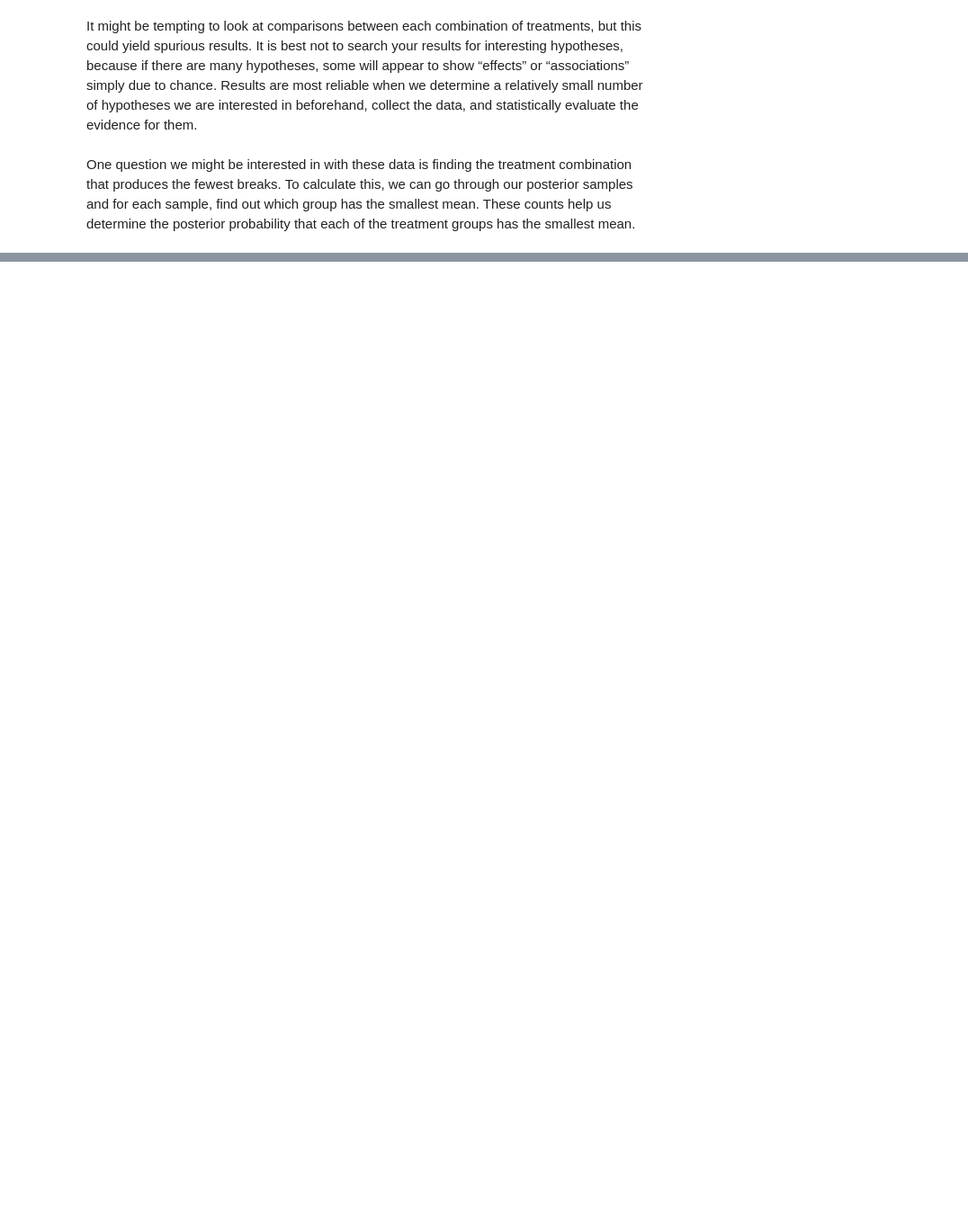
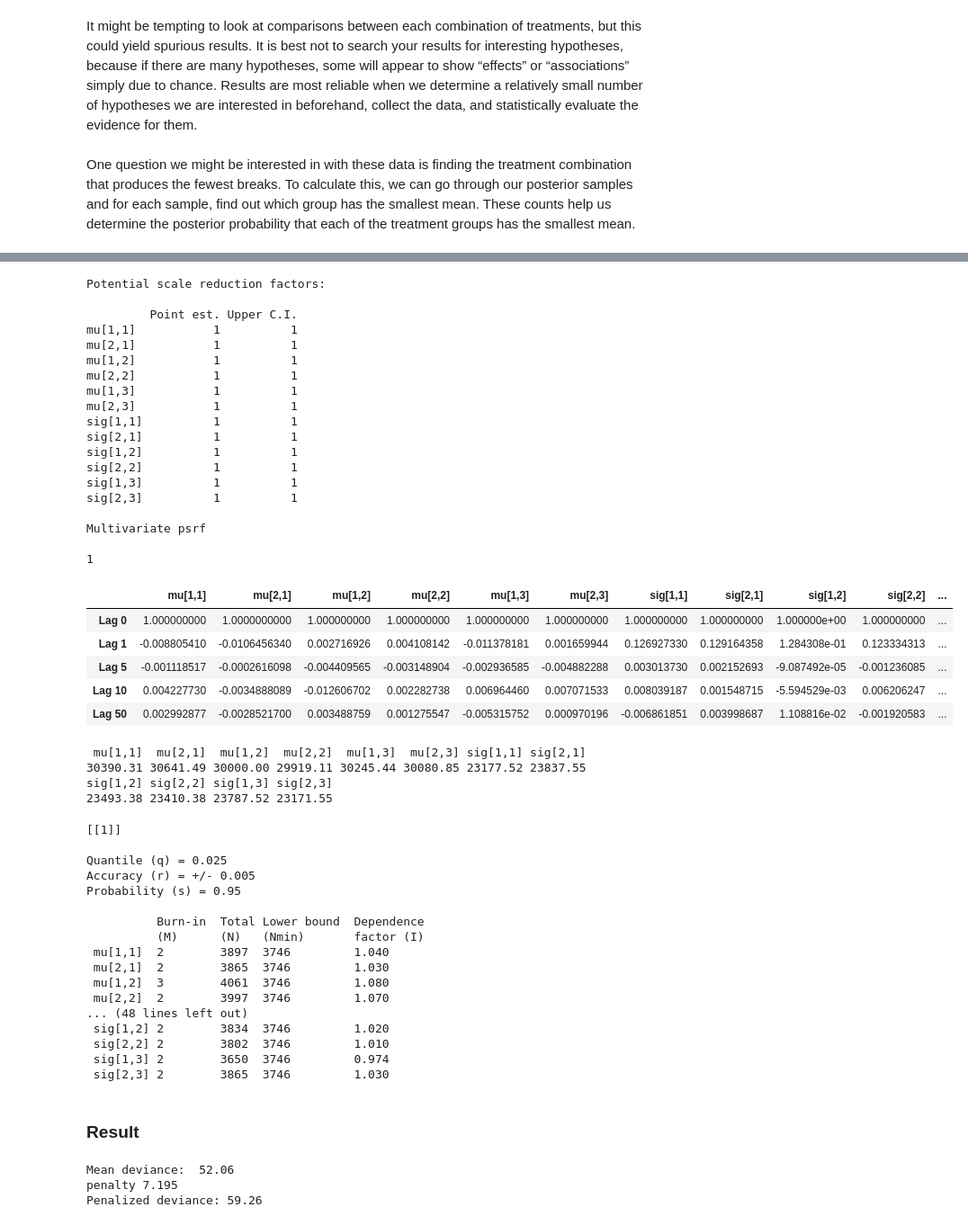
Before and after one commit to itsayushthada/Bayesian-Statistics, a Jupyter notebook: Two Factor Anova.ipynb, the cells around one changed output, grey strips where cells are left out. Shown at 90% size. Drawn from its saved outputs; the diff is of its cells as text; code cells hidden in the pictures; blank space fills up the shorter version.

```diff
--- a/Two Factor Anova.ipynb
+++ b/Two Factor Anova.ipynb
@@ -543,0 +616,61 @@ prop.table( table( apply(mod_3_csim[,1:6], 1, which.min) ) )
+# %%
+gelman.diag(mod_4_sim)
+autocorr.diag(mod_4_sim)
+effectiveSize(mod_4_sim)
+raftery.diag(mod_4_sim)
+# %% [output]
+Potential scale reduction factors:
+
+         Point est. Upper C.I.
+mu[1,1]           1          1
+mu[2,1]           1          1
+mu[1,2]           1          1
+mu[2,2]           1          1
+mu[1,3]           1          1
+mu[2,3]           1          1
+sig[1,1]          1          1
+sig[2,1]          1          1
+sig[1,2]          1          1
+sig[2,2]          1          1
+sig[1,3]          1          1
+sig[2,3]          1          1
+
+Multivariate psrf
+
+1
+|  | mu[1,1] | mu[2,1] | mu[1,2] | mu[2,2] | mu[1,3] | mu[2,3] | sig[1,1] | sig[2,1] | sig[1,2] | sig[2,2] | ... |
+| Lag 0 | 1.000000000 | 1.0000000000 | 1.000000000 | 1.000000000 | 1.000000000 | 1.000000000 | 1.000000000 | 1.000000000 | 1.000000e+00 | 1.000000000 | ... |
+| Lag 1 | -0.008805410 | -0.0106456340 | 0.002716926 | 0.004108142 | -0.011378181 | 0.001659944 | 0.126927330 | 0.129164358 | 1.284308e-01 | 0.123334313 | ... |
+| Lag 5 | -0.001118517 | -0.0002616098 | -0.004409565 | -0.003148904 | -0.002936585 | -0.004882288 | 0.003013730 | 0.002152693 | -9.087492e-05 | -0.001236085 | ... |
+| Lag 10 | 0.004227730 | -0.0034888089 | -0.012606702 | 0.002282738 | 0.006964460 | 0.007071533 | 0.008039187 | 0.001548715 | -5.594529e-03 | 0.006206247 | ... |
+| Lag 50 | 0.002992877 | -0.0028521700 | 0.003488759 | 0.001275547 | -0.005315752 | 0.000970196 | -0.006861851 | 0.003998687 | 1.108816e-02 | -0.001920583 | ... |
+ mu[1,1]  mu[2,1]  mu[1,2]  mu[2,2]  mu[1,3]  mu[2,3] sig[1,1] sig[2,1]
+30390.31 30641.49 30000.00 29919.11 30245.44 30080.85 23177.52 23837.55
+sig[1,2] sig[2,2] sig[1,3] sig[2,3]
+23493.38 23410.38 23787.52 23171.55
+[[1]]
+
+Quantile (q) = 0.025
+Accuracy (r) = +/- 0.005
+Probability (s) = 0.95
+
+          Burn-in  Total Lower bound  Dependence
+          (M)      (N)   (Nmin)       factor (I)
+ mu[1,1]  2        3897  3746         1.040
+ mu[2,1]  2        3865  3746         1.030
+ mu[1,2]  3        4061  3746         1.080
+ mu[2,2]  2        3997  3746         1.070
+... (48 lines left out)
+ sig[1,2] 2        3834  3746         1.020
+ sig[2,2] 2        3802  3746         1.010
+ sig[1,3] 2        3650  3746         0.974
+ sig[2,3] 2        3865  3746         1.030
+# %% [markdown]
+### Result
+# %%
+dic_4 = dic.samples(model = mod3, n.iter = 1e4)
+dic_4
+# %% [output]
+Mean deviance:  52.06
+penalty 7.195
+Penalized deviance: 59.26
```
Also changed, not shown: parts of 37 cells of this notebook, 1 other file.
